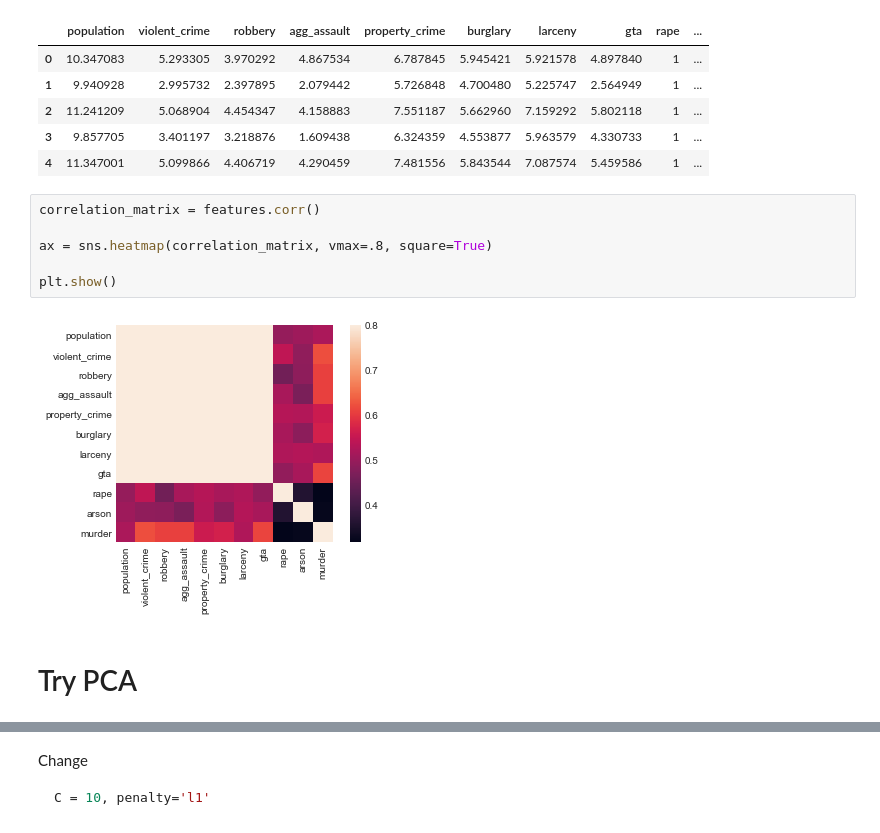
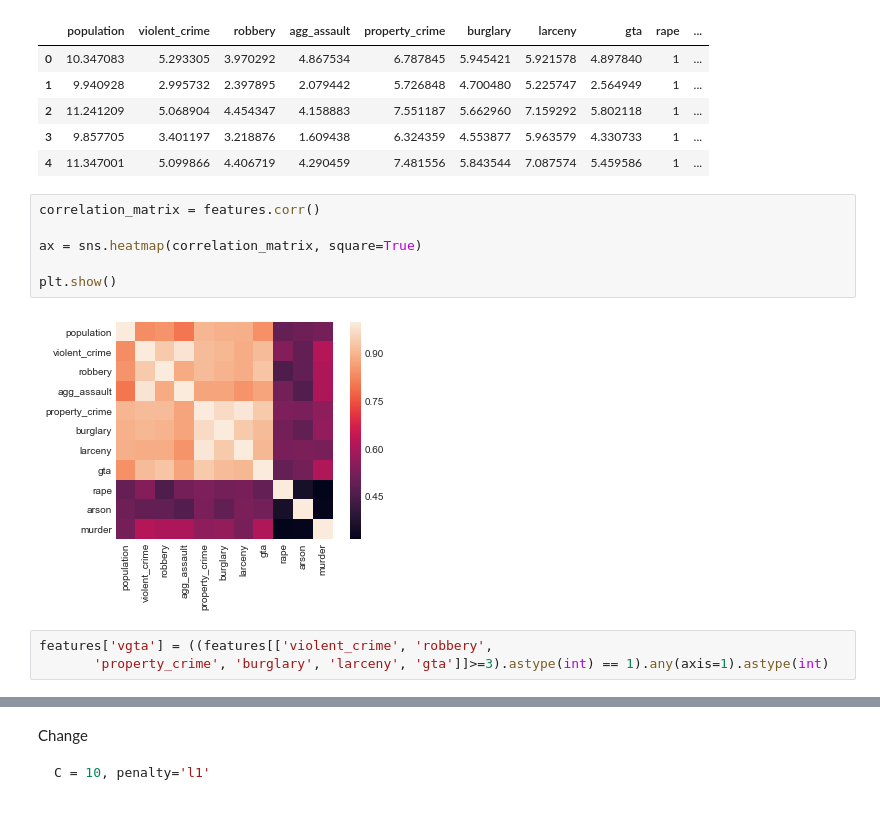
Before and after one commit to majickdave/thinkful-datasci-unit3, a Jupyter notebook: Advanced_regression_challenge.ipynb, the cells around one changed output, grey strips where cells are left out. Saved outputs shown, nothing was run; the diff lists cells and outputs as text.

```diff
--- a/Advanced_regression_challenge.ipynb
+++ b/Advanced_regression_challenge.ipynb
@@ -174,10 +174,11 @@ features.head()
 # %%
 correlation_matrix = features.corr()
 
-ax = sns.heatmap(correlation_matrix, vmax=.8, square=True)
+ax = sns.heatmap(correlation_matrix, square=True)
 
 plt.show()
 # %% [output]
-[figure, old version]
+[figure, new version]
-# %% [markdown]
-# Try PCA
+# %%
+features['vgta'] = ((features[['violent_crime', 'robbery',
+       'property_crime', 'burglary', 'larceny', 'gta']]>=3).astype(int) == 1).any(axis=1).astype(int)
```
Also changed, not shown: parts of 24 cells of this notebook.
